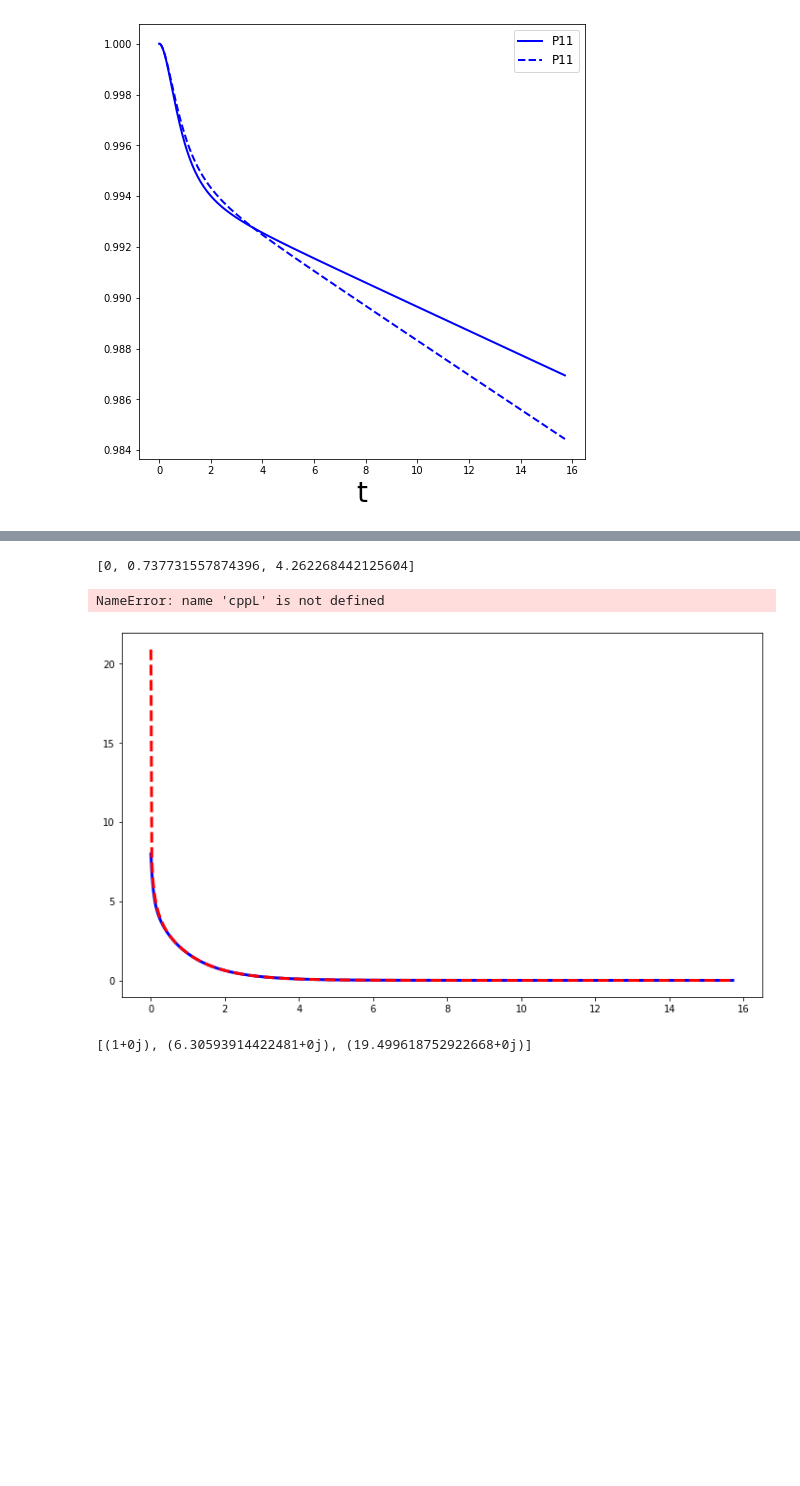
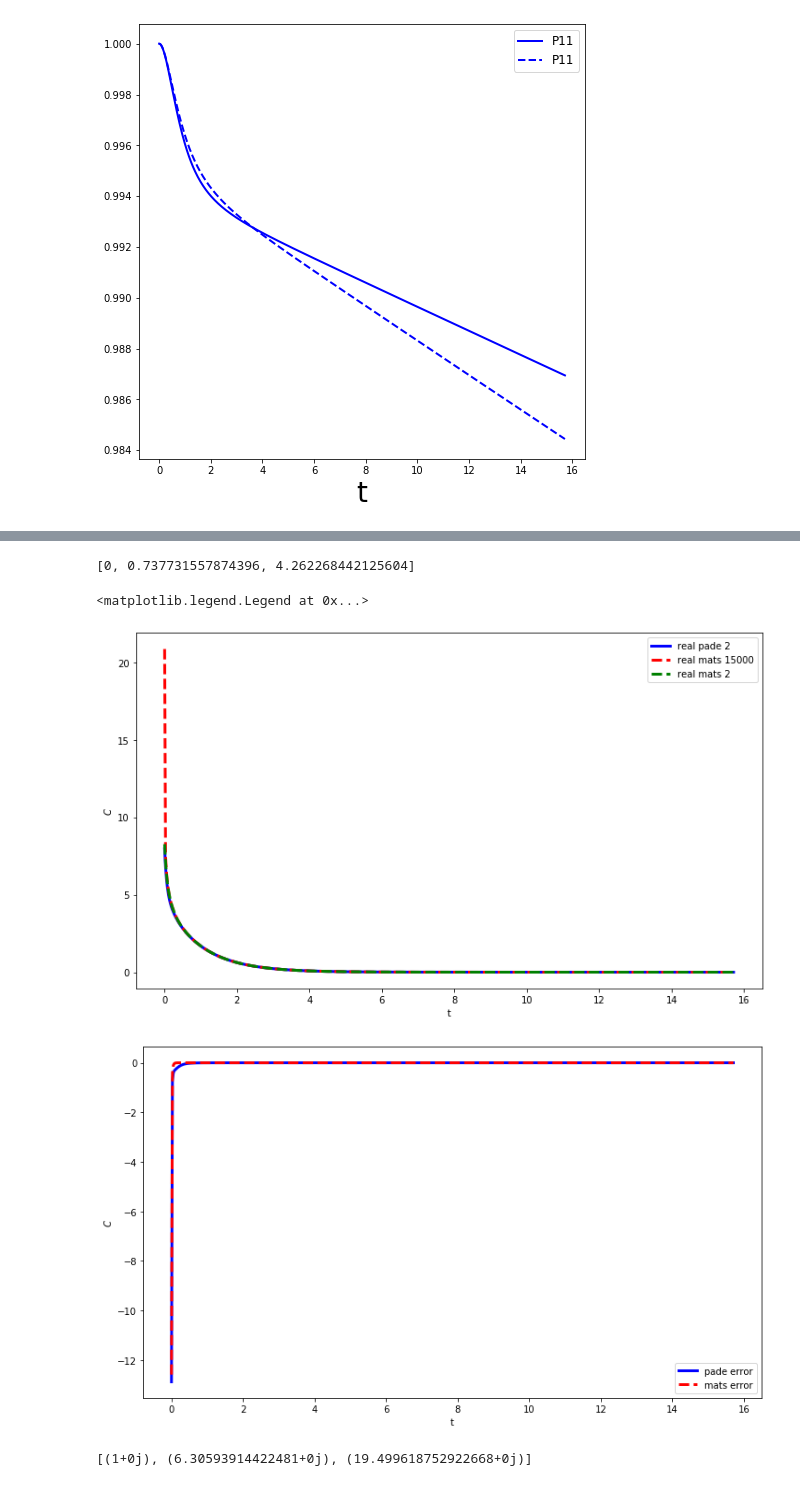
Before and after one commit to tehruhn/bofin_fast, a Jupyter notebook: ex1 HEOM - OD - test - ex1 HEOM - OD - same parameters as dynamic truncation paper.ipynb, the cells around one changed output, grey strips where cells are left out. Saved outputs shown, nothing was run; the diff lists cells and outputs as text; code cells hidden in the pictures; blank space fills up the shorter version.

```diff
--- a/ex1 HEOM - OD - test - ex1 HEOM - OD - same parameters as dynamic truncation paper.ipynb
+++ b/ex1 HEOM - OD - test - ex1 HEOM - OD - same parameters as dynamic truncation paper.ipynb
@@ -470,6 +445,8 @@ corrRana = [np.real(sum(c(t))) for t in tlist]
 # Imaginary parts
 corrIana = [np.imag(sum(c(t))) for t in tlist]
 # %%
+#as a comparison, this is pade
+
 
 lmax = 2
 
@@ -481,12 +458,7 @@ def deltafun(j,k):
     else:
         return 0.
 
-#as a comparison, this is pade
 
-#Try integrable 2-bath model
-#here I use paramaers from phillips paper
-#this collates pade parameters
-#tlist = np.linspace(0,10,1000)
 
 
 
@@ -587,36 +559,37 @@ cppLP,etapLP,gampLP = C(tlist)
 
 fig, ax1 = plt.subplots(figsize=(12, 7))
 #print(gam_list)
 ax1.plot(tlist,real(cppLP), color="b", linewidth=3, label= r"real pade 2")
 #ax1.plot(tlist,imag(cppL), color="r", linewidth=3, label= r"imag alt")
 ax1.plot(tlist,corrRana, "r--", linewidth=3, label= r"real mats 15000")
 ax1.plot(tlist,real(cppL), "g--", linewidth=3, label= r"real mats 2")
 #ax1.plot(tlist,corrIana, "r--", linewidth=3, label= r"imag ana")
 
 
 
 ax1.set_xlabel("t")
 ax1.set_ylabel(r"$C$")
 ax1.legend()
 
 
 fig, ax1 = plt.subplots(figsize=(12, 7))
 #print(gam_list)
 #ax1.plot(tlist,real(cppL), color="b", linewidth=3, label= r"real alt")
 #ax1.plot(tlist,imag(cppL), color="r", linewidth=3, label= r"imag alt")
 #ax1.plot(tlist,corrRana, "b--", linewidth=3, label= r"real ana")
 #ax1.plot(tlist,corrIana, "r--", linewidth=3, label= r"imag ana")
 
 ax1.plot(tlist,real(cppLP)-corrRana, color="b", linewidth=3, label= r"pade error")
-ax1.plot(tlist,real(cppL)-corrRana, color="b", linewidth=3, label= r"mats error")
+ax1.plot(tlist,real(cppL)-corrRana, "r--", linewidth=3, label= r"mats error")
 
 ax1.set_xlabel("t")
 ax1.set_ylabel(r"$C$")
 ax1.legend()
 # %% [output]
 [0, 0.737731557874396, 4.262268442125604]
-NameError: name 'cppL' is not defined
+<matplotlib.legend.Legend at 0x...>
-[figure, old version]
+[figure, new version]
+[figure, added]
 # %%
 
 ckAR = [real(eta) +0j for eta in etapLP]
```
Also changed, not shown: parts of 36 cells of this notebook, 59 other files.
